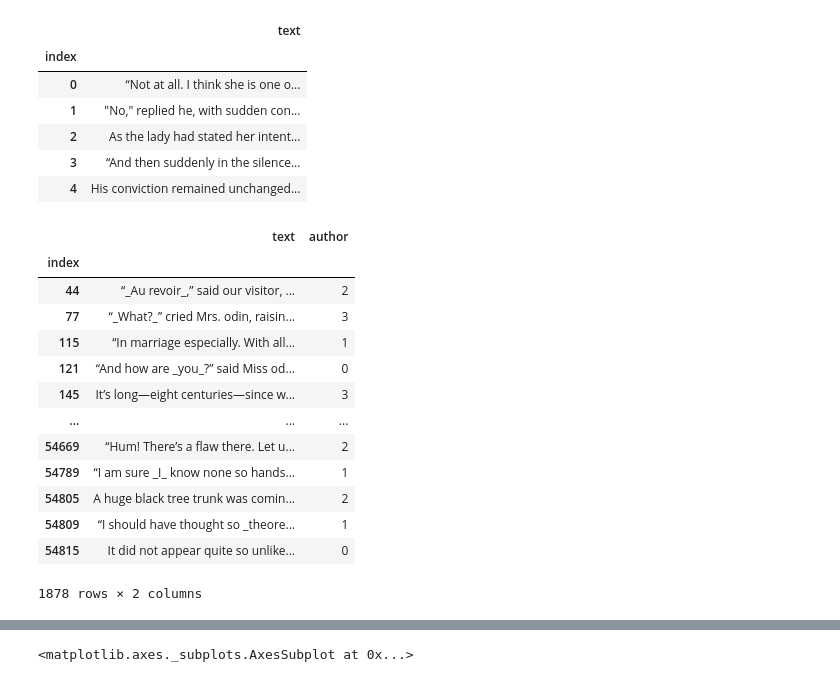
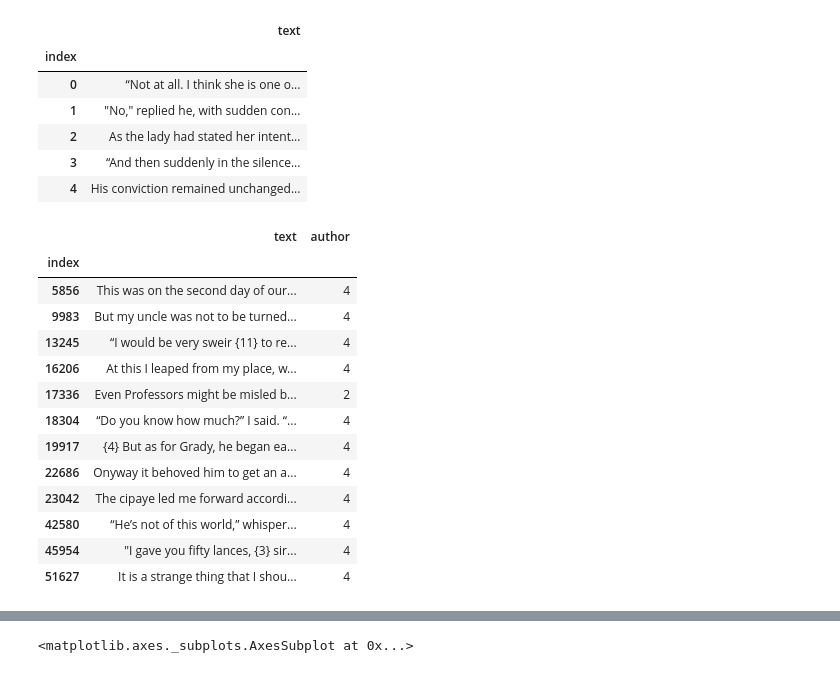
Before and after one commit to cksgnlcjswo/dku_dacon, a Jupyter notebook: 기말대회/cnn-emb .ipynb, the cells around one changed output, grey strips where cells are left out. Cells and saved outputs as stored; diff of their text form; code cells hidden in the pictures.

```diff
--- a/기말대회/cnn-emb .ipynb
+++ b/기말대회/cnn-emb .ipynb
@@ -89,22 +89,22 @@ test.head()
 | 3 | “And then suddenly in the silence... |
 | 4 | His conviction remained unchanged... |
 # %%
-train[train['text'].str.contains("_")]
+train[train['text'].str.contains("}")]
 # %% [output]
 |  | text | author |
 | index |  |  |
-| 44 | “_Au revoir_,” said our visitor, ... | 2 |
-| 77 | “_What?_” cried Mrs. odin, raisin... | 3 |
-| 115 | “In marriage especially. With all... | 1 |
-| 121 | “And how are _you_?” said Miss od... | 0 |
-| 145 | It’s long—eight centuries—since w... | 3 |
-| ... | ... | ... |
-| 54669 | “Hum! There’s a flaw there. Let u... | 2 |
-| 54789 | “I am sure _I_ know none so hands... | 1 |
-| 54805 | A huge black tree trunk was comin... | 2 |
-| 54809 | “I should have thought so _theore... | 1 |
-| 54815 | It did not appear quite so unlike... | 0 |
+| 5856 | This was on the second day of our... | 4 |
+| 9983 | But my uncle was not to be turned... | 4 |
+| 13245 | “I would be very sweir {11} to re... | 4 |
+| 16206 | At this I leaped from my place, w... | 4 |
+| 17336 | Even Professors might be misled b... | 2 |
+| 18304 | “Do you know how much?” I said. “... | 4 |
+| 19917 | {4} But as for Grady, he began ea... | 4 |
+| 22686 | Onyway it behoved him to get an a... | 4 |
+| 23042 | The cipaye led me forward accordi... | 4 |
+| 42580 | “He’s not of this world,” whisper... | 4 |
+| 45954 | "I gave you fifty lances, {3} sir... | 4 |
+| 51627 | It is a strange thing that I shou... | 4 |
-1878 rows × 2 columns
 # %%
 train['text'] = train['text'].str.replace('\?',' quesmark ')
 train['text'] = train['text'].str.replace('\!',' exclmark ')
```
Also changed, not shown: parts of 9 cells of this notebook.
